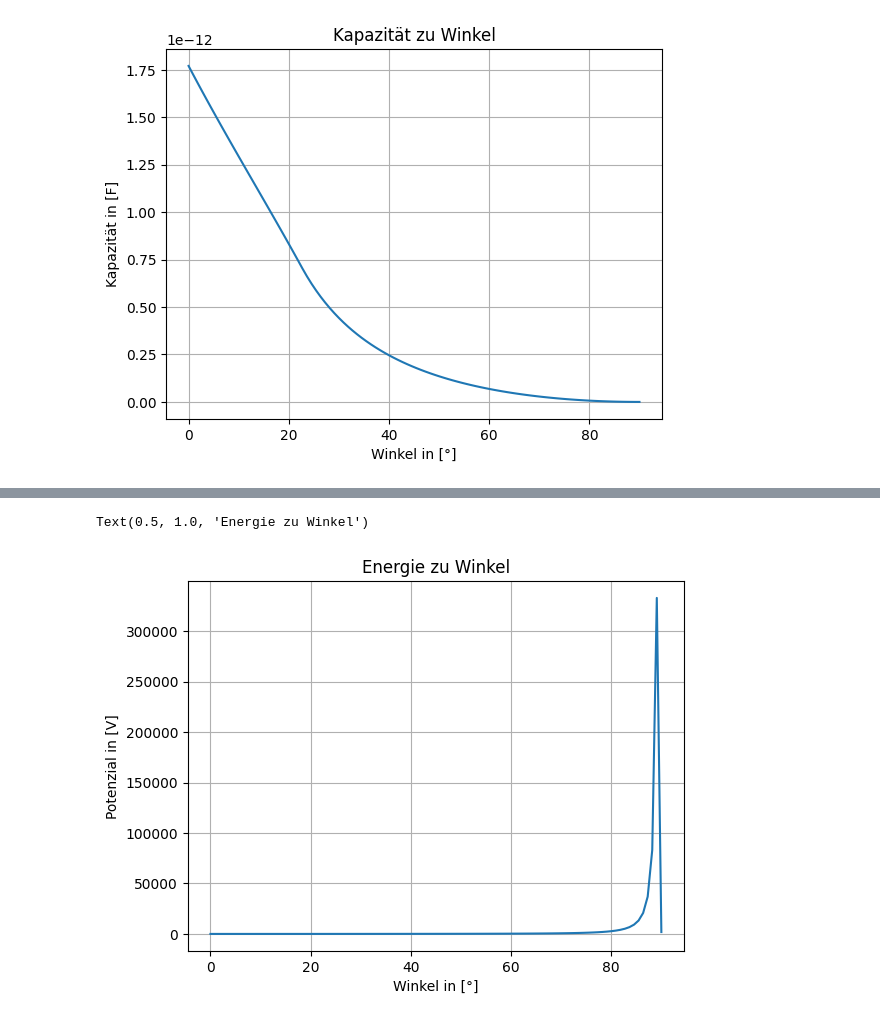
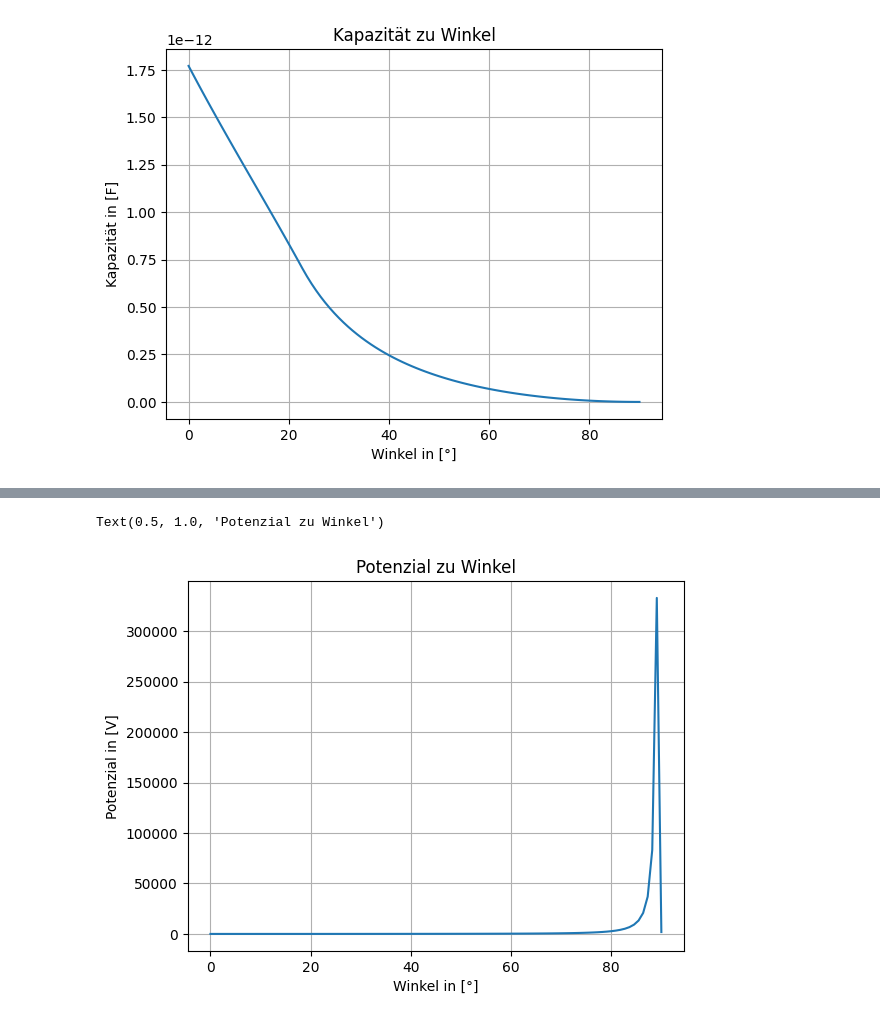
Before and after one commit to HansPeter21/COP_Elektrostatik, a Jupyter notebook: Projekt_ES_Albertin_Schegg.ipynb, the cells around one changed output, grey strips where cells are left out. Drawn from its saved outputs; the diff is of its cells as text; code cells hidden in the pictures.

```diff
--- a/Projekt_ES_Albertin_Schegg.ipynb
+++ b/Projekt_ES_Albertin_Schegg.ipynb
@@ -134,10 +145,10 @@ Text(0.5, 1.0, 'Energie zu Winkel')
 # %%
 Phi = Q/C
 plt.plot(alpha[0,:],Phi[0,:])
 plt.grid()
 plt.ylabel("Potenzial in [V]")
 plt.xlabel("Winkel in [°]")
-plt.title("Energie zu Winkel")
+plt.title("Potenzial zu Winkel")
 # %% [output]
-Text(0.5, 1.0, 'Energie zu Winkel')
+Text(0.5, 1.0, 'Potenzial zu Winkel')
-[figure, old version]
+[figure, new version]
```
Also changed, not shown: parts of 5 cells of this notebook.
